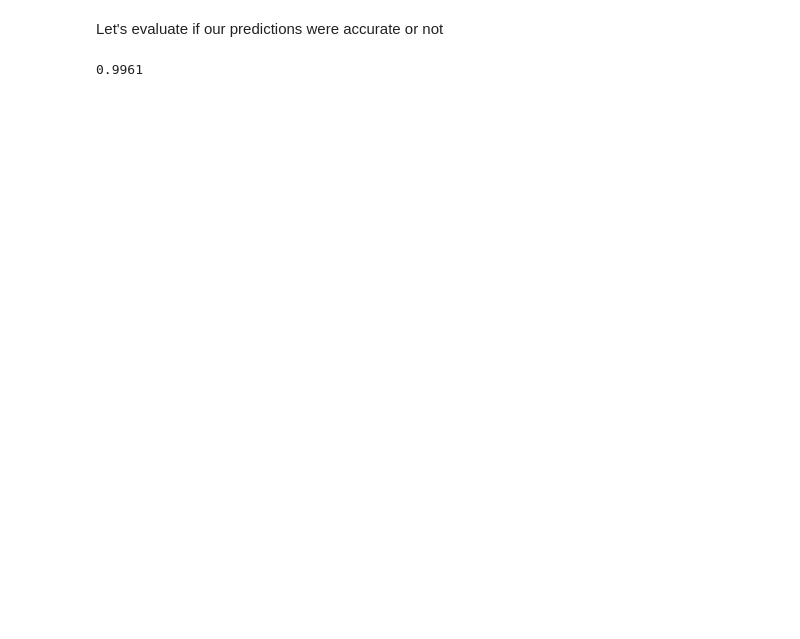
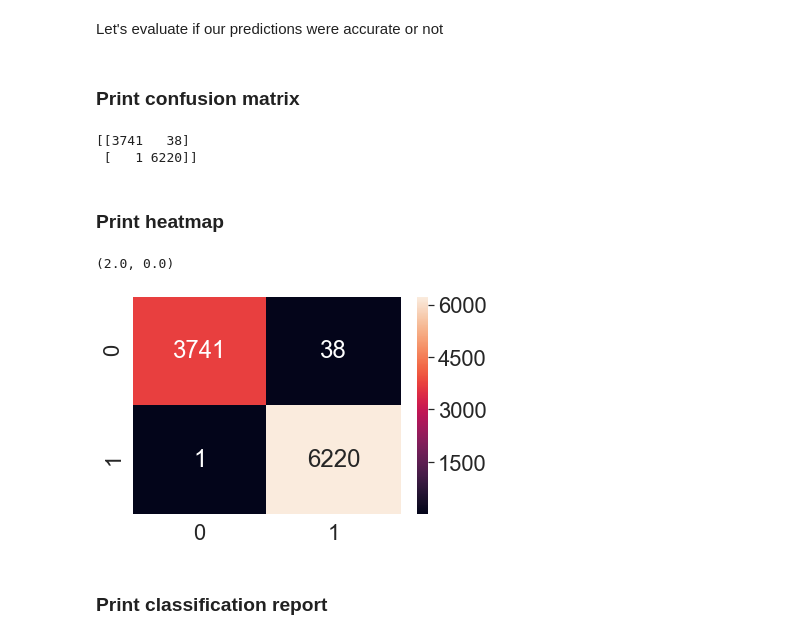
Before and after one commit to annadutkiewicz/Detecting_Customers_Subscription, a Jupyter notebook: Detecting_Customers_Subscription.ipynb, the cells around one changed output. Cells and saved outputs as stored; diff of their text form; code cells hidden in the pictures; blank space fills up the shorter version.

```diff
--- a/Detecting_Customers_Subscription.ipynb
+++ b/Detecting_Customers_Subscription.ipynb
@@ -425,6 +455,19 @@ from sklearn.metrics import confusion_matrix, accuracy_score, f1_score, precisio
+# %% [markdown]
+### Print confusion matrix
 # %%
 cm = confusion_matrix(y_test, y_pred)
+print(cm)
+# %% [output]
+[[3741   38]
+ [   1 6220]]
-# %%
-accuracy_score(y_test, y_pred)
-# %% [output]
-0.9961
+# %% [markdown]
+### Print heatmap
+# %%
+ax = sns.heatmap(cm, annot=True, fmt='d')
+bottom, top = ax.get_ylim()
+ax.set_ylim(bottom + 0.5, top - 0.5)
+# %% [output]
+(2.0, 0.0)
+[figure, added]
+# %% [markdown]
+### Print classification report
```
Also changed, not shown: parts of 36 cells of this notebook, 2 other files.
